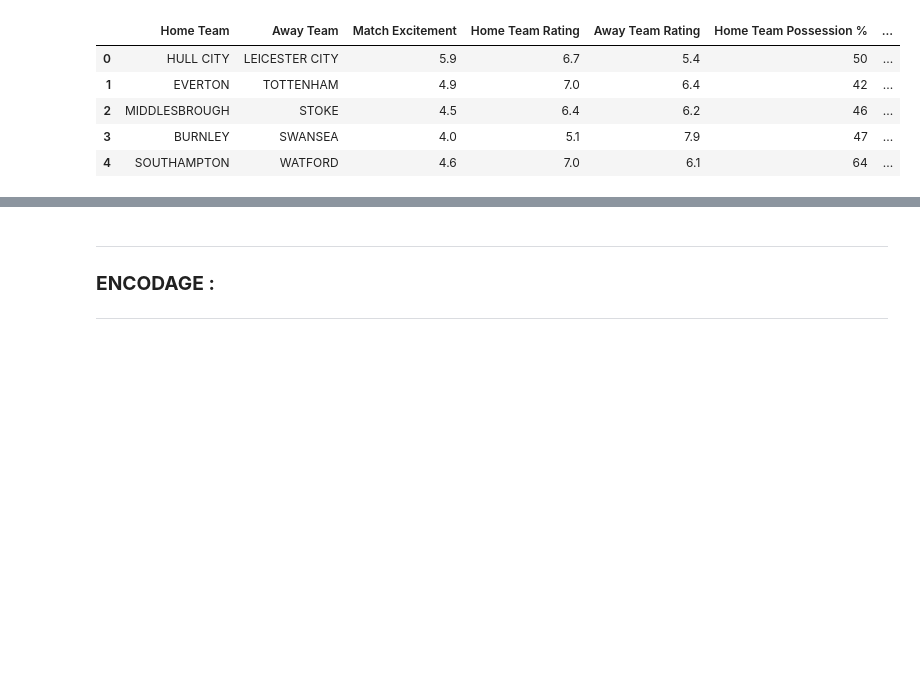
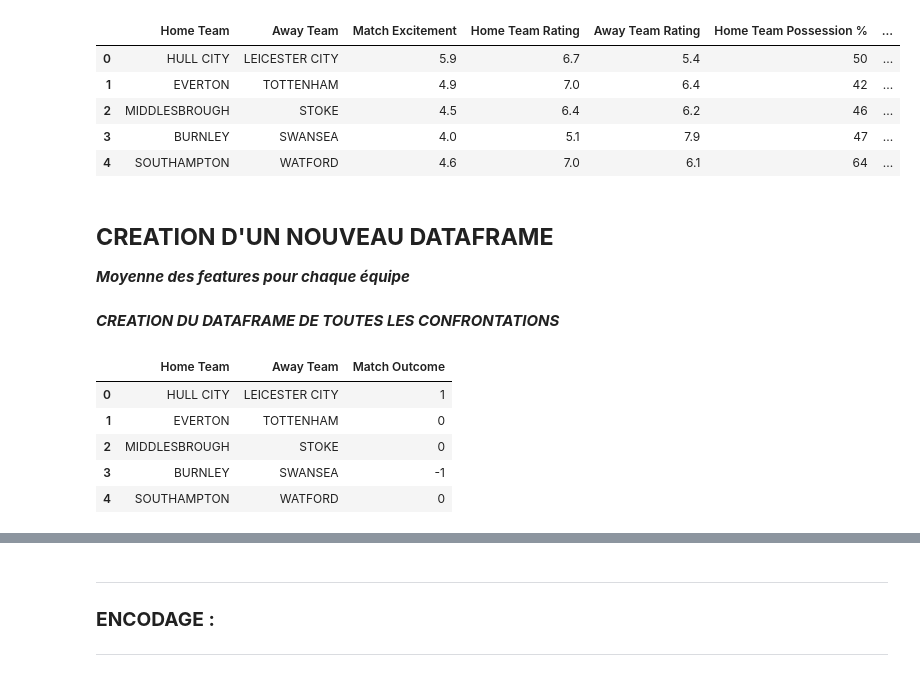
Before and after one commit to SamSamV/Predictions_Match_Outcome, a Jupyter notebook: toma.ipynb, the cells around one changed output, grey strips where cells are left out. Drawn from its saved outputs; the diff is of its cells as text; code cells hidden in the pictures; blank space fills up the shorter version.

```diff
--- a/toma.ipynb
+++ b/toma.ipynb
@@ -205,3 +205,6 @@ df.head()
 | 2 | MIDDLESBROUGH | STOKE | 4.5 | 6.4 | 6.2 | 46 | ... |
 | 3 | BURNLEY | SWANSEA | 4.0 | 5.1 | 7.9 | 47 | ... |
 | 4 | SOUTHAMPTON | WATFORD | 4.6 | 7.0 | 6.1 | 64 | ... |
+# %% [markdown]
+## **CREATION D'UN NOUVEAU DATAFRAME** ##
+***Moyenne des features pour chaque équipe***
@@ -207,0 +254,12 @@ df.head()
+# %% [markdown]
+***CREATION DU DATAFRAME DE TOUTES LES CONFRONTATIONS***
+# %%
+matchs = df[["Home Team","Away Team", "Match Outcome"]]
+matchs.head()
+# %% [output]
+|  | Home Team | Away Team | Match Outcome |
+| 0 | HULL CITY | LEICESTER CITY | 1 |
+| 1 | EVERTON | TOTTENHAM | 0 |
+| 2 | MIDDLESBROUGH | STOKE | 0 |
+| 3 | BURNLEY | SWANSEA | -1 |
+| 4 | SOUTHAMPTON | WATFORD | 0 |
```
Also changed, not shown: parts of 19 cells of this notebook, 1 other file.
